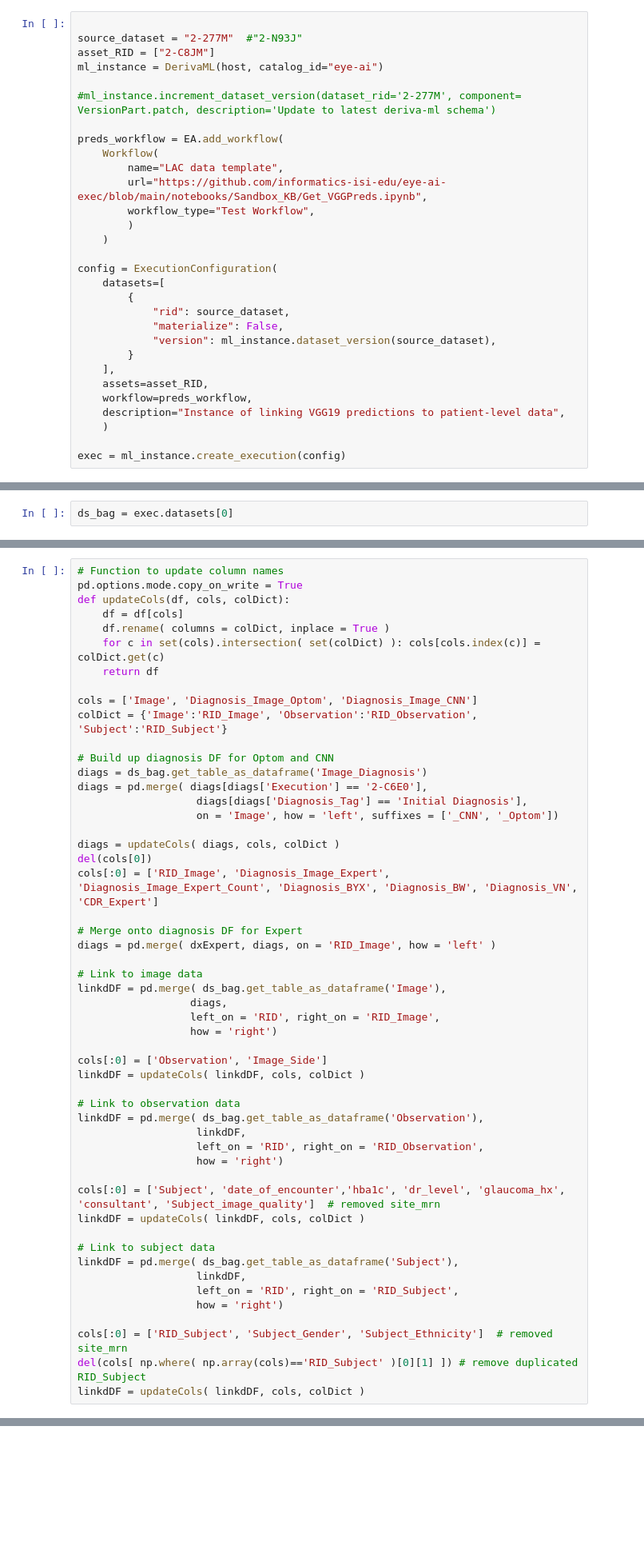
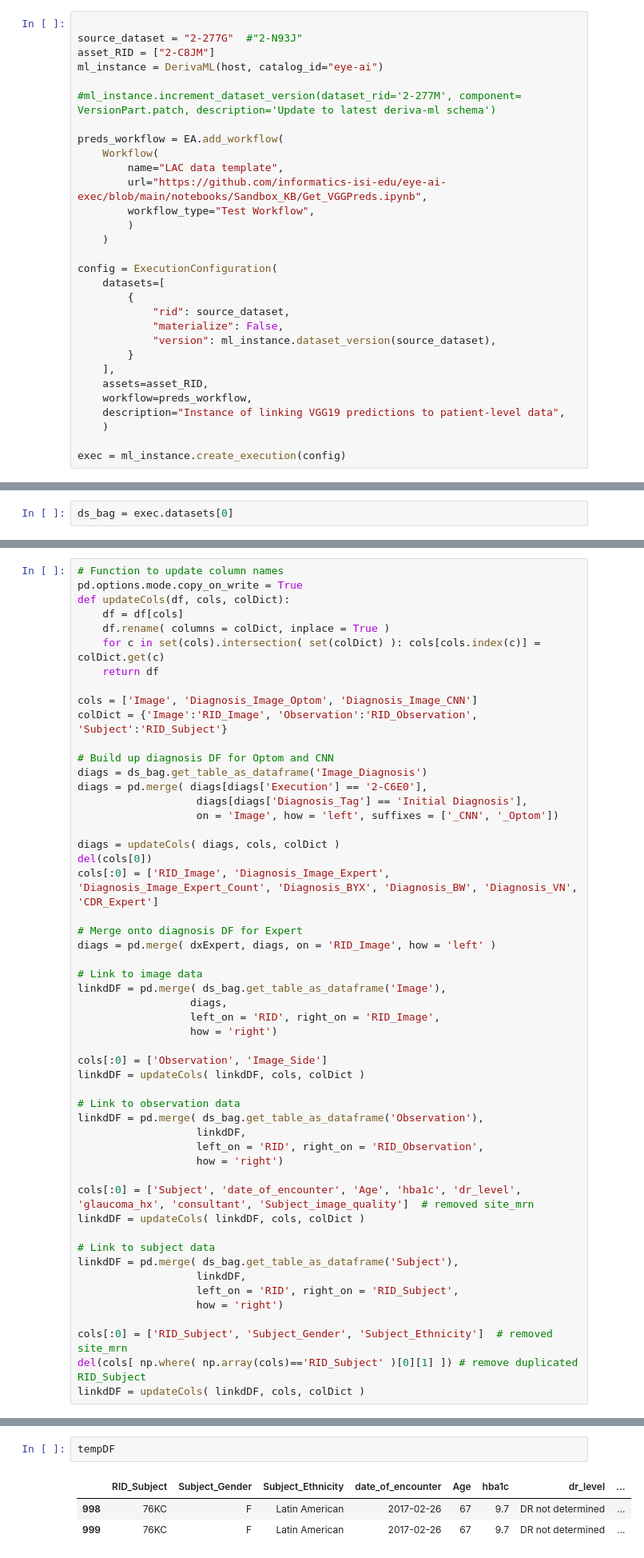
Before and after one commit to informatics-isi-edu/eye-ai-exec, a Jupyter notebook: notebooks/Sandbox_KB/Get_VGGPreds.ipynb, the cells around one changed output, grey strips where cells are left out. Shown at 80% size. Saved outputs shown, nothing was run; the diff lists cells and outputs as text; blank space fills up the shorter version.

```diff
--- a/notebooks/Sandbox_KB/Get_VGGPreds.ipynb
+++ b/notebooks/Sandbox_KB/Get_VGGPreds.ipynb
@@ -78,6 +77,6 @@ EA = EyeAI(hostname = host, catalog_id = catalog_id, cache_dir= cache_dir, worki
 # %%
 
-source_dataset = "2-277M"  #"2-N93J"
+source_dataset = "2-277G"  #"2-N93J"
 asset_RID = ["2-C8JM"]
 ml_instance = DerivaML(host, catalog_id="eye-ai")
 
@@ -259,7 +229,7 @@ linkdDF = pd.merge( ds_bag.get_table_as_dataframe('Observation'),
                    left_on = 'RID', right_on = 'RID_Observation',
                    how = 'right')
 
-cols[:0] = ['Subject', 'date_of_encounter','hba1c', 'dr_level', 'glaucoma_hx', 'consultant', 'Subject_image_quality']  # removed site_mrn
+cols[:0] = ['Subject', 'date_of_encounter', 'Age', 'hba1c', 'dr_level', 'glaucoma_hx', 'consultant', 'Subject_image_quality']  # removed site_mrn
 linkdDF = updateCols( linkdDF, cols, colDict )
 
 # Link to subject data
@@ -327,3 +295,9 @@ for id in pd.unique( linkdDF['RID_Subject'] ):
     probCNNList.append( tempDF['Diagnosis_CNN_Prob'].max() )
 
 dxSubjectDF = pd.DataFrame({'RID_Subject':idList, 'Subject_Gender':genderList, 'Subject_Ethnicity':ethnicityList, 'Diagnosis_Image_Expert':dxExpertList, 'CDR_Expert':cdrMaxList, 'Diagnosis_Image_Optom':dxOptomList, 'Diagnosis_Image_CNN':dxCNNList, 'Diagnosis_CNN_Prob':probCNNList})
+# %%
+tempDF
+# %% [output]
+|  | RID_Subject | Subject_Gender | Subject_Ethnicity | date_of_encounter | Age | hba1c | dr_level | ... |
+| 998 | 76KC | F | Latin American | 2017-02-26 | 67 | 9.7 | DR not determined | ... |
+| 999 | 76KC | F | Latin American | 2017-02-26 | 67 | 9.7 | DR not determined | ... |
```
Also changed, not shown: parts of 20 cells of this notebook, 1 other file.
